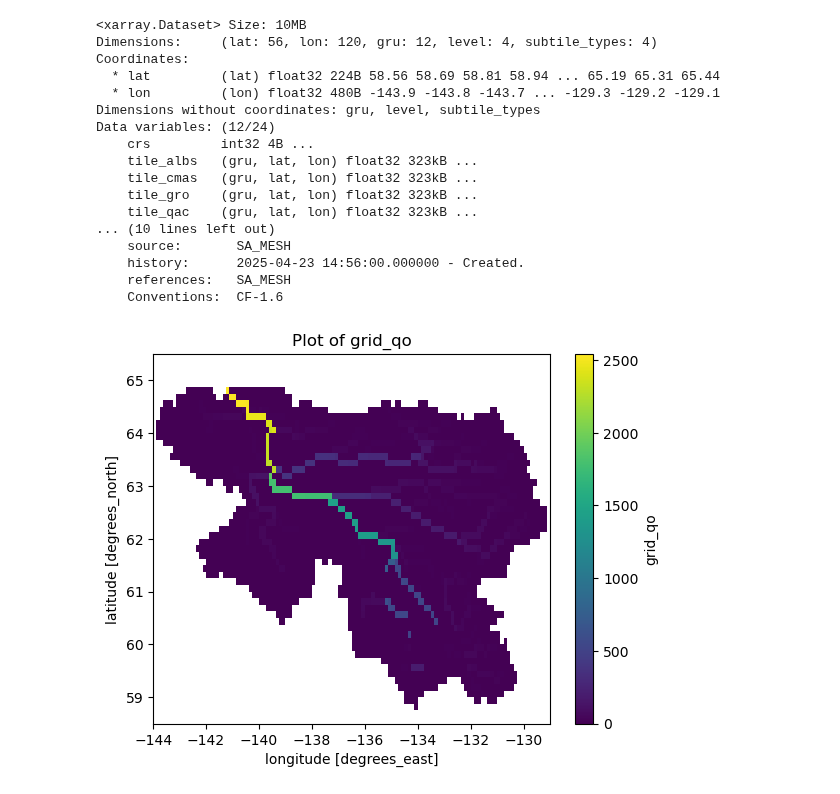
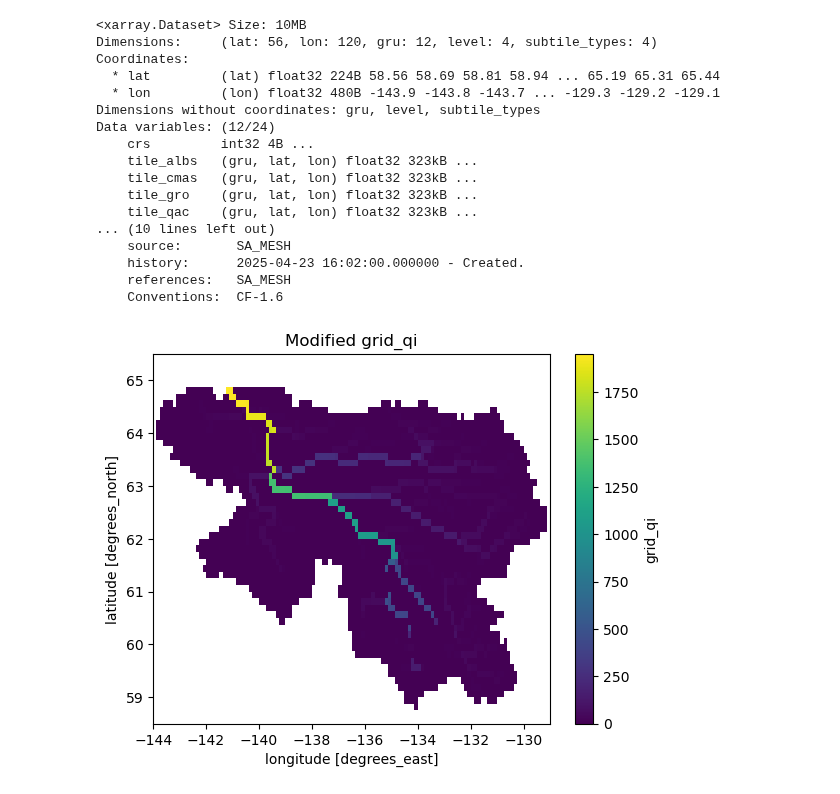
Before and after one commit to YukonWRB/YGwater, a Jupyter notebook: dev/mesh/vis.ipynb, the cells around one changed output. Saved outputs shown, nothing was run; the diff lists cells and outputs as text; code cells hidden in the pictures.

Commit message:
minor tweaks to mesh state updating code

```diff
--- a/dev/mesh/vis.ipynb
+++ b/dev/mesh/vis.ipynb
@@ -1,41 +1,12 @@
 # %%
 import xarray as xr
-
+import matplotlib.pyplot as plt
 # Load the NetCDF file
 file_path = '.data/MESH_initial_values.nc'
-dataset = xr.open_dataset(file_path)
 
-# Display the dataset
-print(dataset)
+with xr.open_dataset(file_path) as ds:
+    # Display the dataset information
+    ds["grid_qi"] = ds["grid_qi"] * 4
+    ds["grid_qo"] = ds["grid_qi"] * 4
 
-import matplotlib.pyplot as plt
-
-# Plot a variable from the dataset (e.g., 'grid_qi')
-variable_to_plot = 'grid_qo'
-
-# Ensure the variable exists in the dataset
-if variable_to_plot in dataset:
-    (5*dataset[variable_to_plot]).plot()
-    plt.title(f"Plot of {variable_to_plot}")
-    plt.show()
-else:
-    print(f"Variable '{variable_to_plot}' not found in the dataset.")
+    ds.to_netcdf(".data/MESH_modified_values.nc", mode='w', format='NETCDF4')
-# %% [output]
-<xarray.Dataset> Size: 10MB
-Dimensions:     (lat: 56, lon: 120, gru: 12, level: 4, subtile_types: 4)
-Coordinates:
-  * lat         (lat) float32 224B 58.56 58.69 58.81 58.94 ... 65.19 65.31 65.44
-  * lon         (lon) float32 480B -143.9 -143.8 -143.7 ... -129.3 -129.2 -129.1
-Dimensions without coordinates: gru, level, subtile_types
-Data variables: (12/24)
-    crs         int32 4B ...
-    tile_albs   (gru, lat, lon) float32 323kB ...
-    tile_cmas   (gru, lat, lon) float32 323kB ...
-    tile_gro    (gru, lat, lon) float32 323kB ...
-    tile_qac    (gru, lat, lon) float32 323kB ...
-... (10 lines left out)
-    source:       SA_MESH
-    history:      2025-04-23 14:56:00.000000 - Created.
-    references:   SA_MESH
-    Conventions:  CF-1.6
-[figure, removed]
@@ -46,0 +13,29 @@ dataset.to_netcdf('.data/MESH_modified_values.nc')
+# %%
+with xr.open_dataset('.data/MESH_modified_values.nc') as ds:
+    print(ds)
+    ds['grid_qi'].plot()
+    plt.title("Modified grid_qi")
+    plt.show()
+
+    ds['grid_qo'].plot()
+    plt.title("Modified grid_qo")
+    plt.show()
+# %% [output]
+<xarray.Dataset> Size: 10MB
+Dimensions:     (lat: 56, lon: 120, gru: 12, level: 4, subtile_types: 4)
+Coordinates:
+  * lat         (lat) float32 224B 58.56 58.69 58.81 58.94 ... 65.19 65.31 65.44
+  * lon         (lon) float32 480B -143.9 -143.8 -143.7 ... -129.3 -129.2 -129.1
+Dimensions without coordinates: gru, level, subtile_types
+Data variables: (12/24)
+    crs         int32 4B ...
+    tile_albs   (gru, lat, lon) float32 323kB ...
+    tile_cmas   (gru, lat, lon) float32 323kB ...
+    tile_gro    (gru, lat, lon) float32 323kB ...
+    tile_qac    (gru, lat, lon) float32 323kB ...
+... (10 lines left out)
+    source:       SA_MESH
+    history:      2025-04-23 16:02:00.000000 - Created.
+    references:   SA_MESH
+    Conventions:  CF-1.6
+[figure, added]
```
Also changed, not shown: parts of 5 cells of this notebook.
